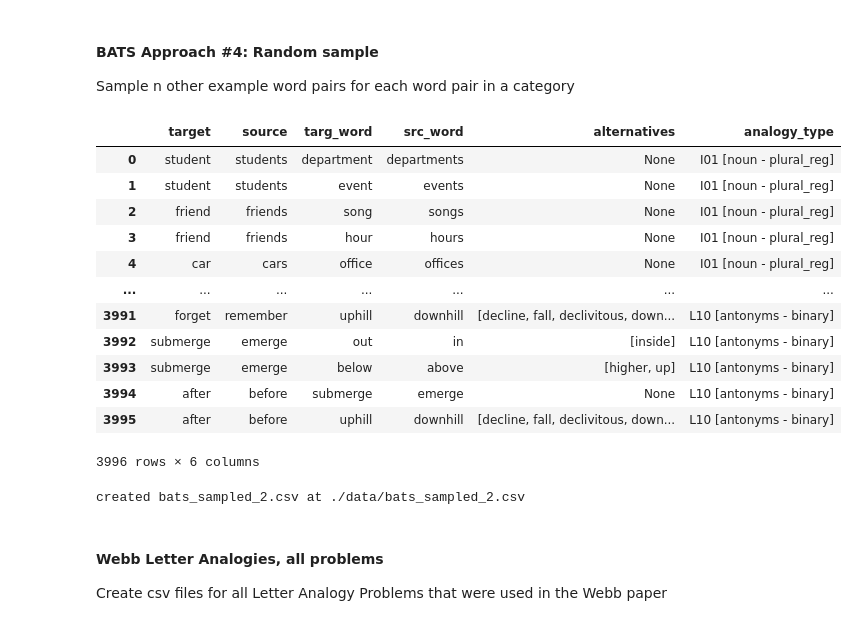
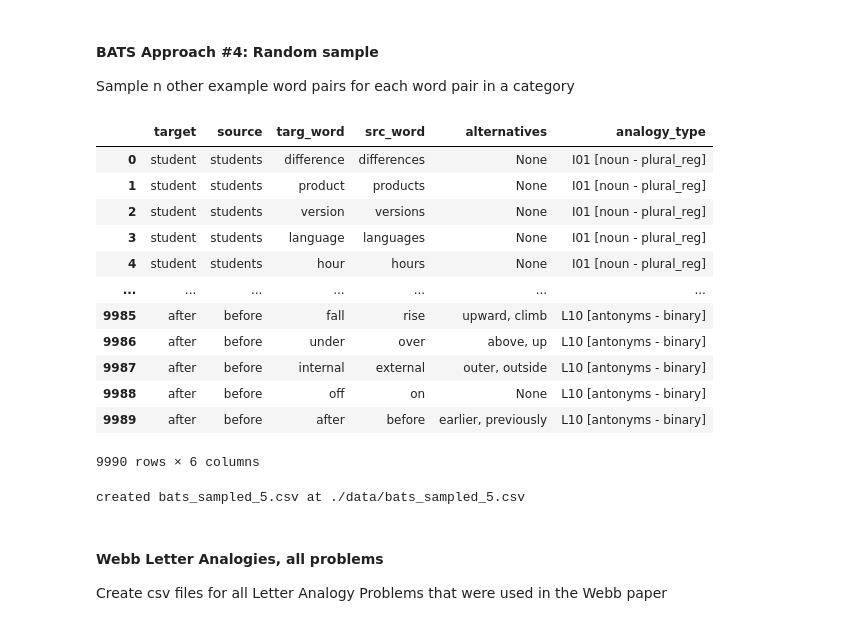
Before and after one commit to jkociniak/cot-analogy-resolution, a Jupyter notebook: create_scan_bats.ipynb, the cells around one changed output. Saved outputs shown, nothing was run; the diff lists cells and outputs as text; code cells hidden in the pictures.

```diff
--- a/create_scan_bats.ipynb
+++ b/create_scan_bats.ipynb
@@ -170,7 +170,7 @@ for d in os.listdir(dir):
                     list_b = b.split('/')
                     if list_b[0] != a: #Keeping only the first analogy pair
                         pairs_sets[-1].add((a, list_b[0]))
-                        alts = list_b[1:]
+                        alts = ", ".join(list_b[1:])
                         if len(alts) > 0:
                             alt_dict[list_b[0]] = alts
                         else:
@@ -347,42 +347,42 @@ e, f, g, h
 Sample n other example word pairs for each word pair in a category
 # %%
 # number of samples n, cannot be larger than length of smallest pairlist which is 48
-n = 2
+n = 5
 
 # create dataframe
 rows = []
 categories, lists = vocab_bats
 for category, catpairs in zip(categories, lists):
     pairlist = list(catpairs)
     indices = np.arange(len(pairlist))
     if n > len(pairlist):
         n = len(pairlist)
     for row_idx in indices:
         # sample n different indices
         other_indices = np.delete(indices, row_idx)
         random_picks = np.random.choice(indices, n, replace=False)
         # create n rows
         for pick_idx in random_picks:
             row = pairlist[row_idx]
             rand_row = pairlist[pick_idx]
             rows.append([*row, *rand_row, None, category])
 bats_sampled = pd.DataFrame(rows, columns=df.columns)
 bats_sampled.alternatives = bats_sampled.src_word.map(alt_dict)
 bats_sampled
 # %% [output]
 |  | target | source | targ_word | src_word | alternatives | analogy_type |
-| 0 | student | students | department | departments | None | I01 [noun - plural_reg] |
-| 1 | student | students | event | events | None | I01 [noun - plural_reg] |
-| 2 | friend | friends | song | songs | None | I01 [noun - plural_reg] |
-| 3 | friend | friends | hour | hours | None | I01 [noun - plural_reg] |
-| 4 | car | cars | office | offices | None | I01 [noun - plural_reg] |
+| 0 | student | students | difference | differences | None | I01 [noun - plural_reg] |
+| 1 | student | students | product | products | None | I01 [noun - plural_reg] |
+| 2 | student | students | version | versions | None | I01 [noun - plural_reg] |
+| 3 | student | students | language | languages | None | I01 [noun - plural_reg] |
+| 4 | student | students | hour | hours | None | I01 [noun - plural_reg] |
 | ... | ... | ... | ... | ... | ... | ... |
-| 3991 | forget | remember | uphill | downhill | [decline, fall, declivitous, down... | L10 [antonyms - binary] |
-| 3992 | submerge | emerge | out | in | [inside] | L10 [antonyms - binary] |
-| 3993 | submerge | emerge | below | above | [higher, up] | L10 [antonyms - binary] |
-| 3994 | after | before | submerge | emerge | None | L10 [antonyms - binary] |
-| 3995 | after | before | uphill | downhill | [decline, fall, declivitous, down... | L10 [antonyms - binary] |
+| 9985 | after | before | fall | rise | upward, climb | L10 [antonyms - binary] |
+| 9986 | after | before | under | over | above, up | L10 [antonyms - binary] |
+| 9987 | after | before | internal | external | outer, outside | L10 [antonyms - binary] |
+| 9988 | after | before | off | on | None | L10 [antonyms - binary] |
+| 9989 | after | before | after | before | earlier, previously | L10 [antonyms - binary] |
-3996 rows × 6 columns
+9990 rows × 6 columns
 # %%
 filename = f'bats_sampled_{n}.csv'
 loc = os.path.join(datadir, filename)
@@ -392,7 +392,7 @@ if not os.path.exists(loc):
 else:
     print('file already exists:', filename)
 # %% [output]
-created bats_sampled_2.csv at ./data/bats_sampled_2.csv
+created bats_sampled_5.csv at ./data/bats_sampled_5.csv
 # %% [markdown]
 #### Webb Letter Analogies, all problems
 Create csv files for all Letter Analogy Problems that were used in the Webb paper
```
Also changed, not shown: parts of 2 cells of this notebook, 4 other files.
